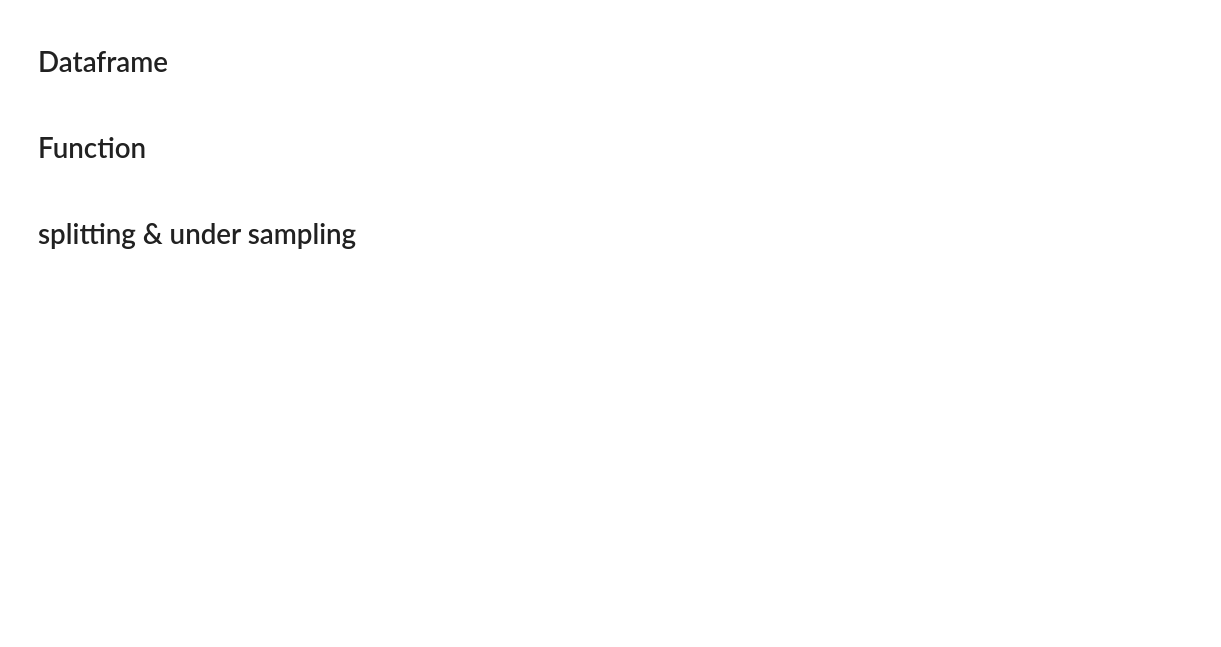
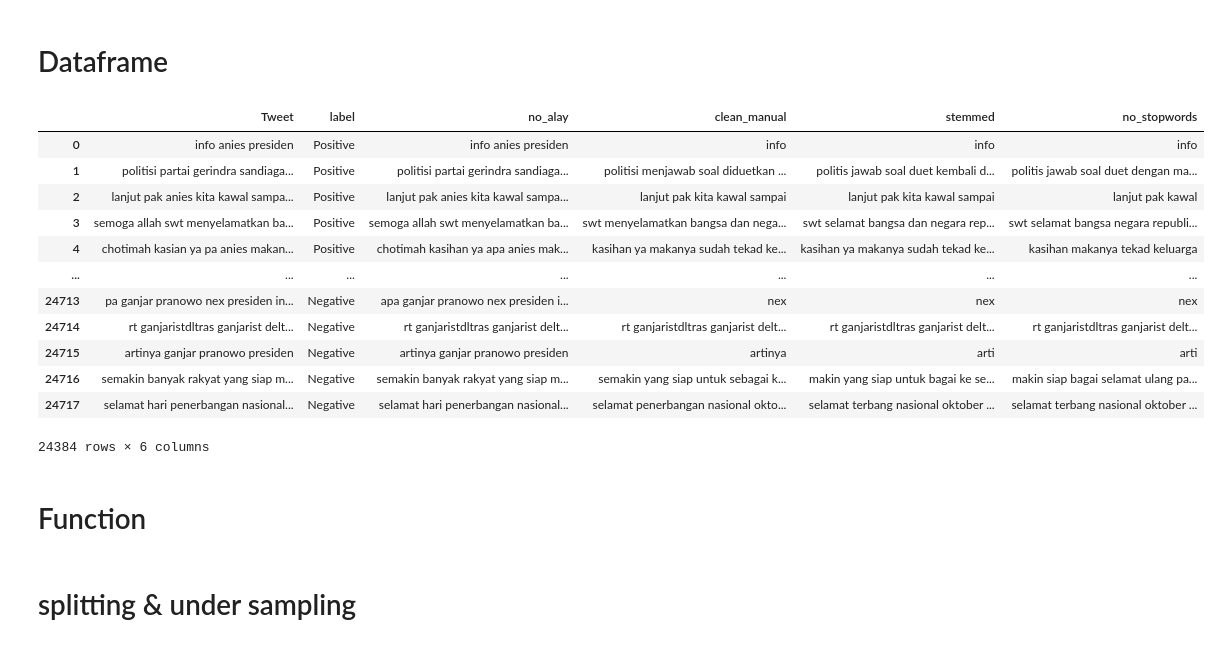
Before and after one commit to ghazafm/twitter-sentiment-analysis, a Jupyter notebook: model/LogisticRegression_Untag.ipynb, the cells around one changed output. Saved outputs shown, nothing was run; the diff lists cells and outputs as text; code cells hidden in the pictures; blank space fills up the shorter version.

```diff
--- a/model/LogisticRegression_Untag.ipynb
+++ b/model/LogisticRegression_Untag.ipynb
@@ -5,6 +5,22 @@ import pandas as pd
 import numpy as np
 df = pd.read_csv('https://raw.githubusercontent.com/ghazafm/SocialMediaSentiment/main/preprocessing/Training/data/clean/regular/gabungan.csv')
 df = df.dropna()
+# %%
+df
+# %% [output]
+|  | Tweet | label | no_alay | clean_manual | stemmed | no_stopwords |
+| 0 | info anies presiden | Positive | info anies presiden | info | info | info |
+| 1 | politisi partai gerindra sandiaga... | Positive | politisi partai gerindra sandiaga... | politisi menjawab soal diduetkan ... | politis jawab soal duet kembali d... | politis jawab soal duet dengan ma... |
+| 2 | lanjut pak anies kita kawal sampa... | Positive | lanjut pak anies kita kawal sampa... | lanjut pak kita kawal sampai | lanjut pak kita kawal sampai | lanjut pak kawal |
+| 3 | semoga allah swt menyelamatkan ba... | Positive | semoga allah swt menyelamatkan ba... | swt menyelamatkan bangsa dan nega... | swt selamat bangsa dan negara rep... | swt selamat bangsa negara republi... |
+| 4 | chotimah kasian ya pa anies makan... | Positive | chotimah kasihan ya apa anies mak... | kasihan ya makanya sudah tekad ke... | kasihan ya makanya sudah tekad ke... | kasihan makanya tekad keluarga |
+| ... | ... | ... | ... | ... | ... | ... |
+| 24713 | pa ganjar pranowo nex presiden in... | Negative | apa ganjar pranowo nex presiden i... | nex | nex | nex |
+| 24714 | rt ganjaristdltras ganjarist delt... | Negative | rt ganjaristdltras ganjarist delt... | rt ganjaristdltras ganjarist delt... | rt ganjaristdltras ganjarist delt... | rt ganjaristdltras ganjarist delt... |
+| 24715 | artinya ganjar pranowo presiden | Negative | artinya ganjar pranowo presiden | artinya | arti | arti |
+| 24716 | semakin banyak rakyat yang siap m... | Negative | semakin banyak rakyat yang siap m... | semakin yang siap untuk sebagai k... | makin yang siap untuk bagai ke se... | makin siap bagai selamat ulang pa... |
+| 24717 | selamat hari penerbangan nasional... | Negative | selamat hari penerbangan nasional... | selamat penerbangan nasional okto... | selamat terbang nasional oktober ... | selamat terbang nasional oktober ... |
+24384 rows × 6 columns
 # %% [markdown]
 # Function
 # %%
```
Also changed, not shown: parts of 3 cells of this notebook, 6 other files.
